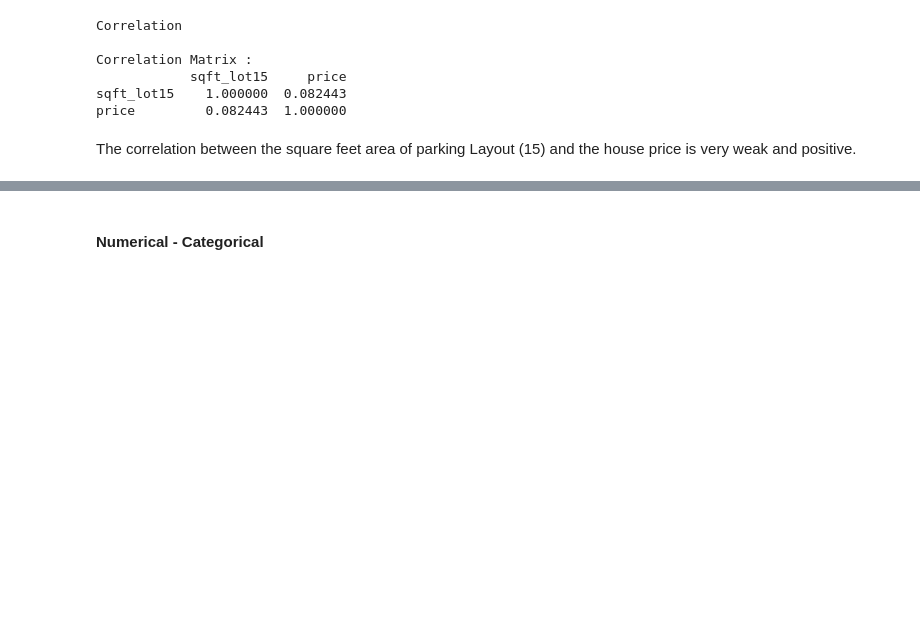
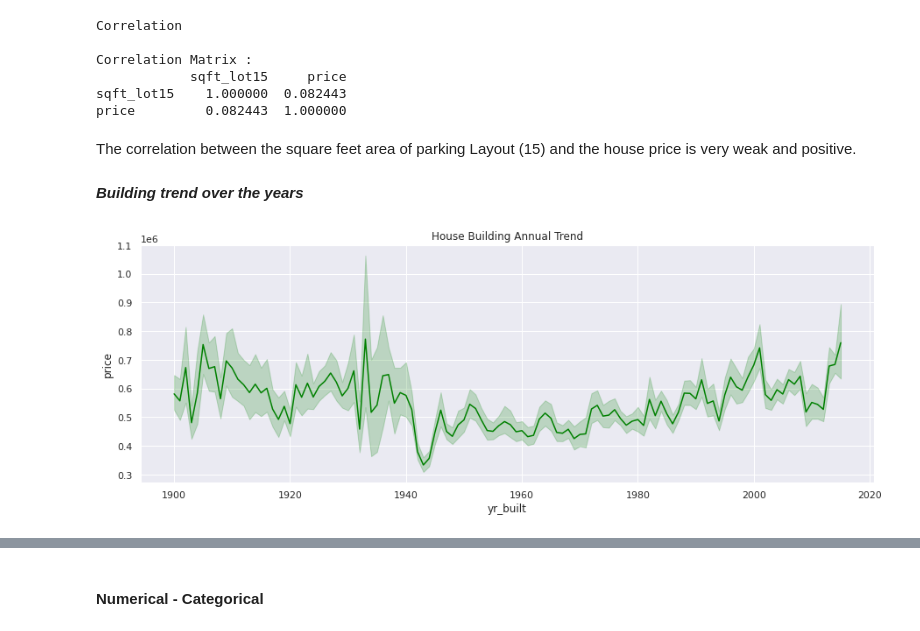
Before and after one commit to deborahmasibo/House-Price-Prediction, a Jupyter notebook: Housing_Prices.ipynb, the cells around one changed output, grey strips where cells are left out. Saved outputs shown, nothing was run; the diff lists cells and outputs as text; code cells hidden in the pictures; blank space fills up the shorter version.

```diff
--- a/Housing_Prices.ipynb
+++ b/Housing_Prices.ipynb
@@ -1046,3 +1046,13 @@ sqft_lot15    1.000000  0.082443
 price         0.082443  1.000000
 # %% [markdown]
 The correlation between the square feet area of parking Layout (15) and the house price is very weak and positive.
+# %% [markdown]
+***Building trend over the years***
+# %%
+# Building Trend
+fig, ax = plt.subplots(figsize = (15, 5))
+sns.lineplot(house_price['yr_built'], house_price['price'], color = 'green')
+plt.title('House Building Annual Trend')
+plt.show()
+# %% [output]
+[figure, added]
```
Also changed, not shown: parts of 3 cells of this notebook.
